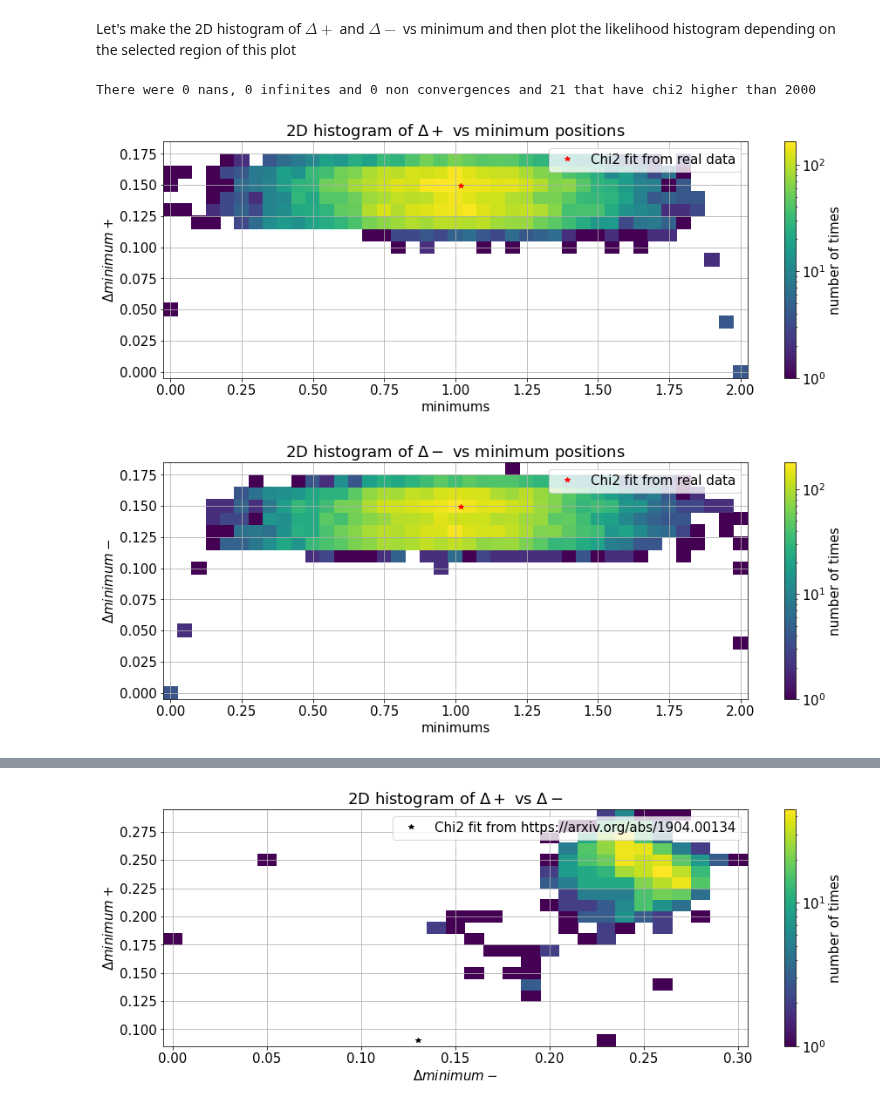
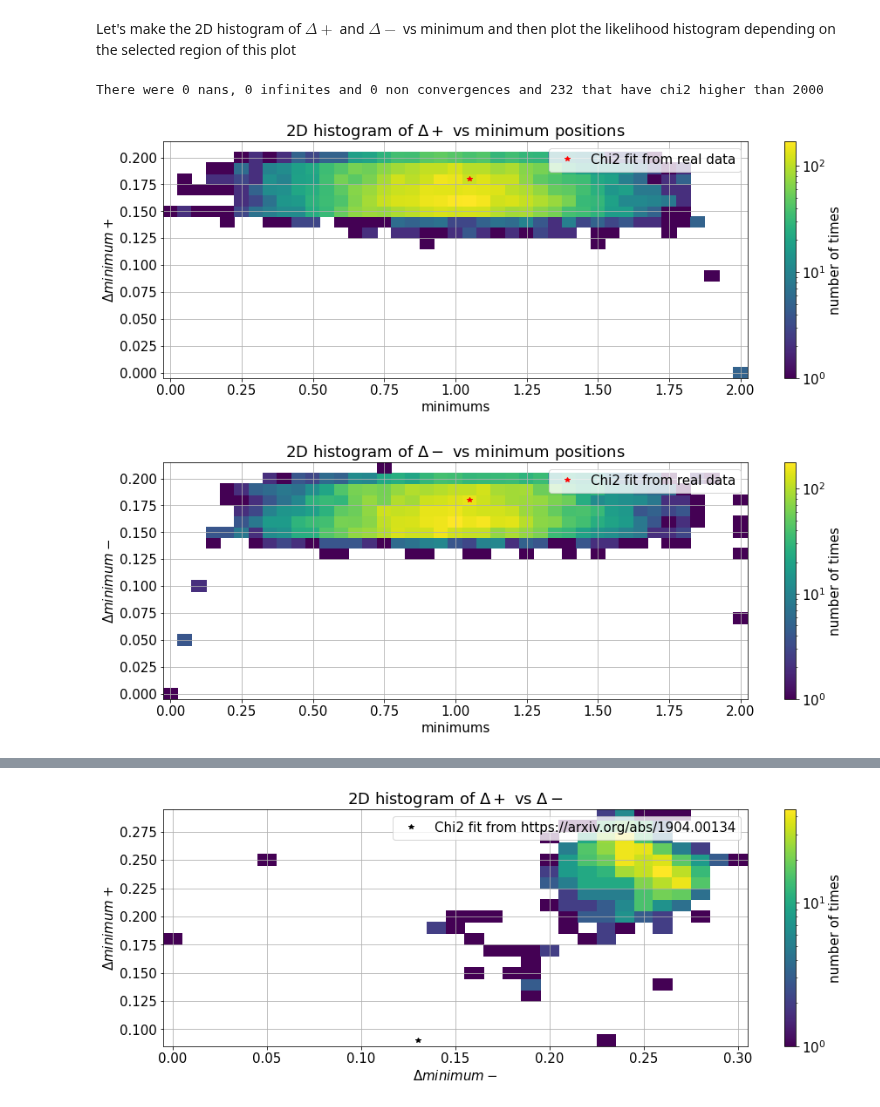
Before and after one commit to R-Grau/EBLpy, a Jupyter notebook: EBL_fit_MC_viewer.ipynb, the cells around one changed output, grey strips where cells are left out. Drawn from its saved outputs; the diff is of its cells as text; code cells hidden in the pictures.

```diff
--- a/EBL_fit_MC_viewer.ipynb
+++ b/EBL_fit_MC_viewer.ipynb
@@ -144,8 +144,9 @@ def extract(ds):
     chisqs = ds['chisqs'][:]
     alphas = ds['alphas'][:]
     return chisqs,alphas
+
 pathstring = "/data/magic/users-ifae/rgrau/EBL-splines/"
-locname = pathstring + 'Mrk421_SUM_EBL10000_test_0023syst_NO_shift_remake'#'EBL10000_PWL_MBPWL_MAGIC_with_0.07_Systematics_FINAL_FINAL_FINAL_premeeting' #'Mrk421_SUM_EBL1000_test'
+locname = pathstring + 'EBL10000_PWL_LP_MAGIC_with_0.07_Systematics_FINAL_no_syst_analysis_dominguez'#'EBL10000_PWL_MBPWL_MAGIC_with_0.07_Systematics_FINAL_FINAL_FINAL_premeeting' #'Mrk421_SUM_EBL1000_test'
 loc = Path(locname)
 
 # files = sorted([f for f in loc.glob("EBL*2022050916*.hdf5")]) #PWL_LP starting at alpha = 1 (16 alpha = 1, 11 alpha = 2)
@@ -965,7 +971,7 @@ def extract(ds):
     chisqs = ds['chisqs'][:]
     alphas = ds['alphas'][:]
     return chisqs,alphas
-loc = Path('/data/magic/users-ifae/rgrau/EBL-splines/Mrk421_SUM_EBL10000_test_0023syst_NO_shift_remake')
+loc = Path('/data/magic/users-ifae/rgrau/EBL-splines/Mrk421_SUM_EBL10000_test_00225syst_test_systan')
 # files = sorted([f for f in loc.glob("EBL*2022050916*.hdf5")]) #PWL_LP starting at alpha = 1 (16 alpha = 1, 11 alpha = 2)
 files = sorted([f for f in loc.glob("EBL*.hdf5")]) #all the others but PWL_LP
 # files = sorted(['/data/magic/users-ifae/rgrau/EBL-splines/EBL50_PWL_MBPWL_5knots/EBL_mult_nit0of50_202205111529.hdf5','/data/magic/users-ifae/rgrau/EBL-splines/EBL50_PWL_MBPWL_5knots/EBL_mult_nit2of50_202205111530.hdf5', '/data/magic/users-ifae/rgrau/EBL-splines/EBL50_PWL_MBPWL_5knots/EBL_mult_nit3of50_202205111529.hdf5'])
@@ -1053,7 +1059,7 @@ for i in range(len(chisqs_iter)):
     deltaps.append(np.round(upper_bound_1s-interpx[np.argmin(chis_new)], decimals = 4))
     deltams.append(np.round(interpx[np.argmin(chis_new)] - lower_bound_1s, decimals = 4))
 # %% [output]
-There were 0 nans, 0 infinites and 0 non convergences and 21 that have chi2 higher than 2000
+There were 0 nans, 0 infinites and 0 non convergences and 232 that have chi2 higher than 2000
 # %%
 binwmin = 0.05
 binwdelta = 0.01
@@ -1062,7 +1068,7 @@ binsmins = binwmin/2+np.round(np.arange(np.min(minimums)-binwmin, np.max(minimum
 binsdeltaps = binwdelta/2+np.round(np.arange(np.min(deltaps)-binwdelta, np.max(deltaps)+binwdelta, binwdelta), decimals = 2)
 h = ax.hist2d(minimums, deltaps, bins=[binsmins, binsdeltaps], norm = colors.LogNorm(), label="histogram of minimums and delta+")#,norm = colors.LogNorm() #[int(np.round((np.min(minimums)+np.max(minimums))/step)), int(np.round((np.min(deltaps)+np.max(deltaps))/0.01))]
 ax.set_xlabel('minimums')
-plt.plot(1.02, 0.149, '*', label= "Chi2 fit from real data", color = 'red')#1.018, 0.149, '*', label= "Chi2 fit from real data", color = 'red')
+plt.plot(1.05, 0.18, '*', label= "Chi2 fit from real data", color = 'red')#1.018, 0.149, '*', label= "Chi2 fit from real data", color = 'red')
 ax.set_ylabel(r'$\Delta minimum +$')
 ax.legend()
 fig.colorbar(h[3], ax=ax, label="number of times")
@@ -1071,19 +1077,19 @@ ax.grid(which='both', axis='both')
 # ax.set_ylim(None, 0.5)
 plt.show()
 # %% [output]
-[figure, old version]
+[figure, new version]
 # %%
 fig, ax = plt.subplots()
 binsdeltams = binwdelta/2+np.round(np.arange(np.min(deltams)-binwdelta, np.max(deltams)+binwdelta, binwdelta), decimals = 2)
 h = ax.hist2d(minimums, deltams, bins=[binsmins,binsdeltams], norm = colors.LogNorm(), label="histogram of minimums and delta-")
 ax.set_xlabel('minimums')
 ax.set_ylabel(r'$\Delta minimum -$')
-plt.plot(1.02, 0.149, '*', label= "Chi2 fit from real data", color = 'red')
+plt.plot(1.05, 0.18, '*', label= "Chi2 fit from real data", color = 'red')
 ax.legend()
 fig.colorbar(h[3], ax=ax, label="number of times")
 ax.set_title(r"2D histogram of $\Delta -$ vs minimum positions")
 ax.grid(which='both', axis='both')
 # ax.set_ylim(None, 0.5)
 plt.show()
 # %% [output]
-[figure, old version]
+[figure, new version]
```
Also changed, not shown: parts of 10 cells of this notebook, 4 other files.
